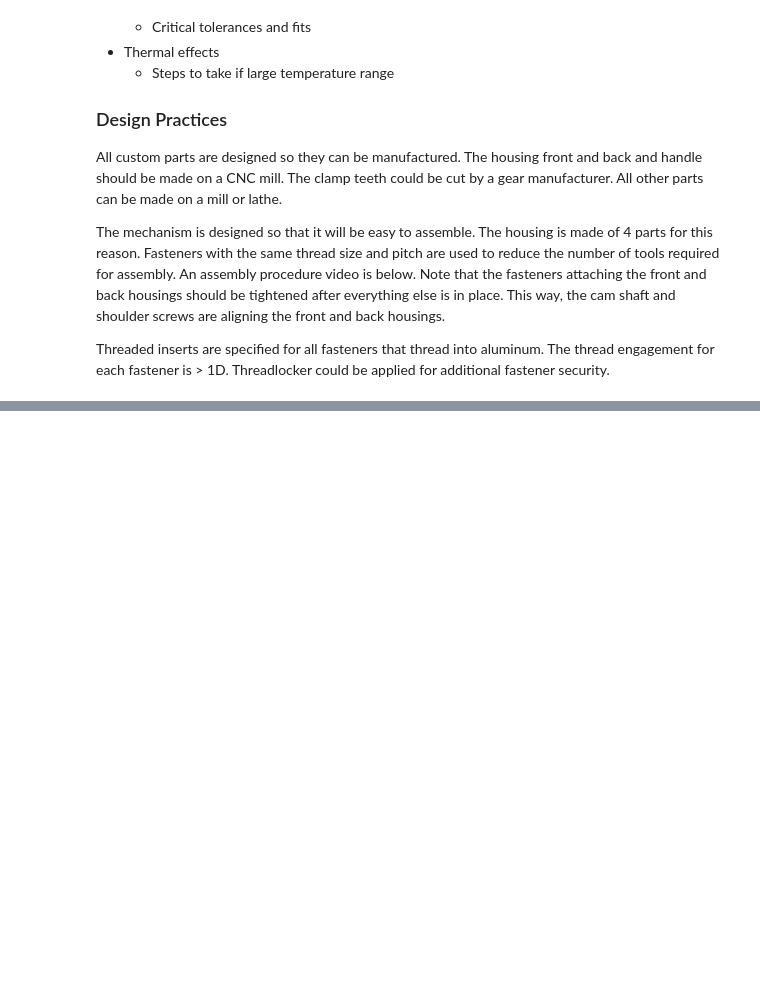
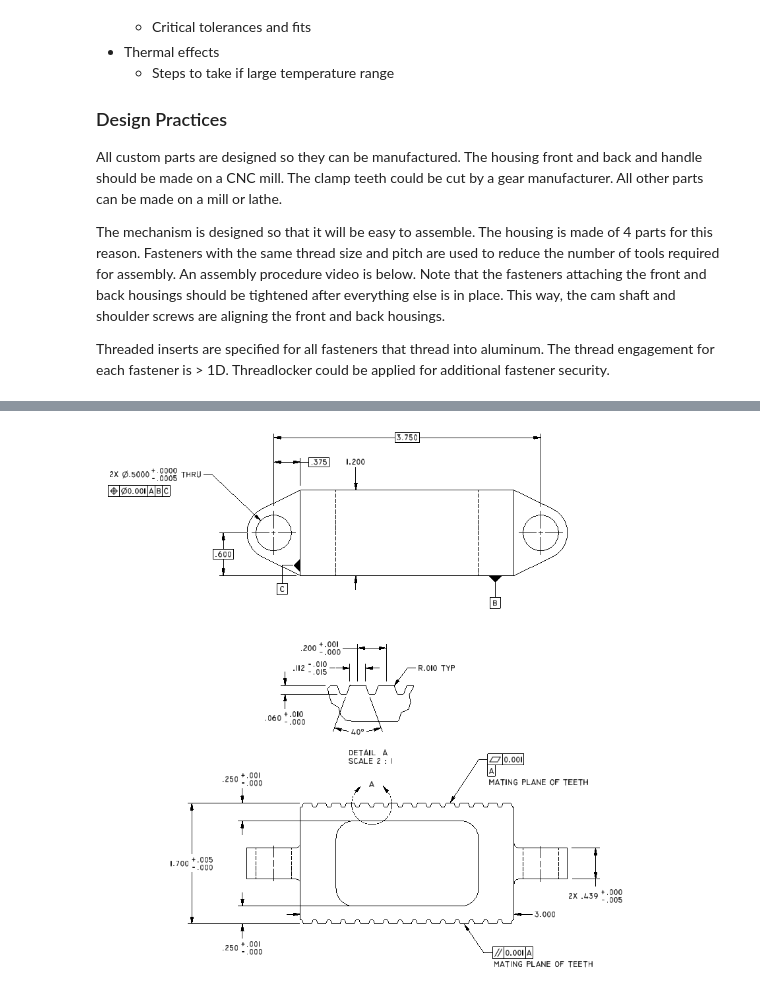
Before and after one commit to bryanyaggi/DesignProblem, a Jupyter notebook: analysis.ipynb, the cells around one changed output, grey strips where cells are left out. Cells and saved outputs as stored; diff of their text form; code cells hidden in the pictures; blank space fills up the shorter version.

```diff
--- a/analysis.ipynb
+++ b/analysis.ipynb
@@ -218 +220,5 @@ YouTubeVideo('Q9OaxQSBcWk')
+# %%
+Image("images/clamp.png", width = 700) # Clamp Drawing
+# %% [output]
+[figure, added]
 # %% [markdown]
```
Also changed, not shown: parts of 18 cells of this notebook.
